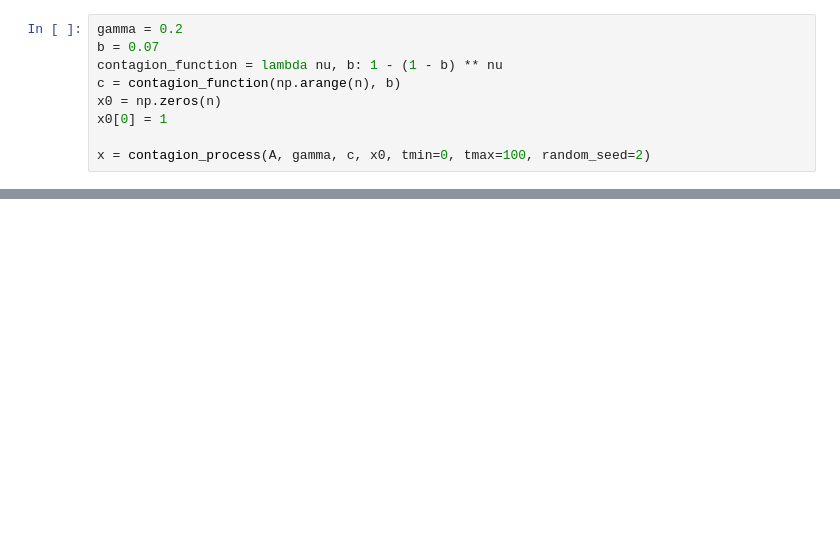
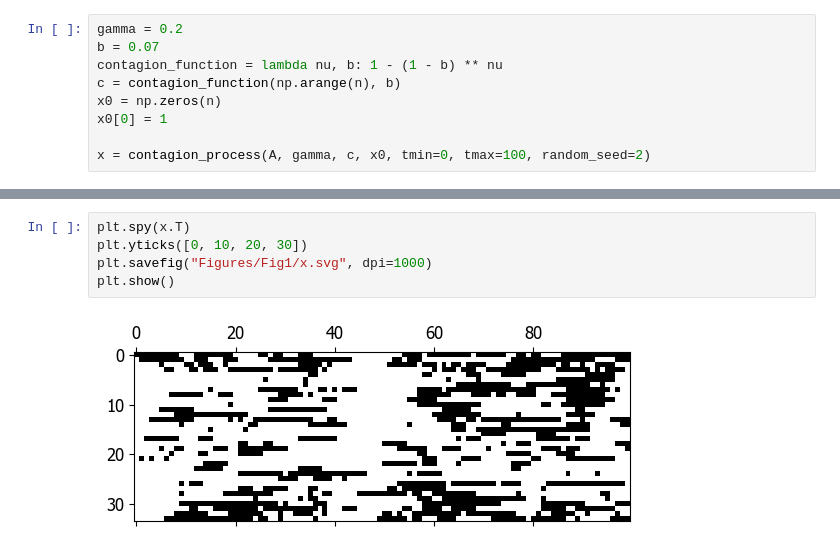
Before and after one commit to nwlandry/complex-network-reconstruction, a Jupyter notebook: plot_illustration.ipynb, the cells around one changed output, grey strips where cells are left out. Drawn from its saved outputs; the diff is of its cells as text; blank space fills up the shorter version.

```diff
--- a/plot_illustration.ipynb
+++ b/plot_illustration.ipynb
@@ -44,0 +51,7 @@ plt.show()
+# %%
+plt.spy(x.T)
+plt.yticks([0, 10, 20, 30])
+plt.savefig("Figures/Fig1/x.svg", dpi=1000)
+plt.show()
+# %% [output]
+[figure, added]
```
Also changed, not shown: parts of 9 cells of this notebook, 4 other files.
